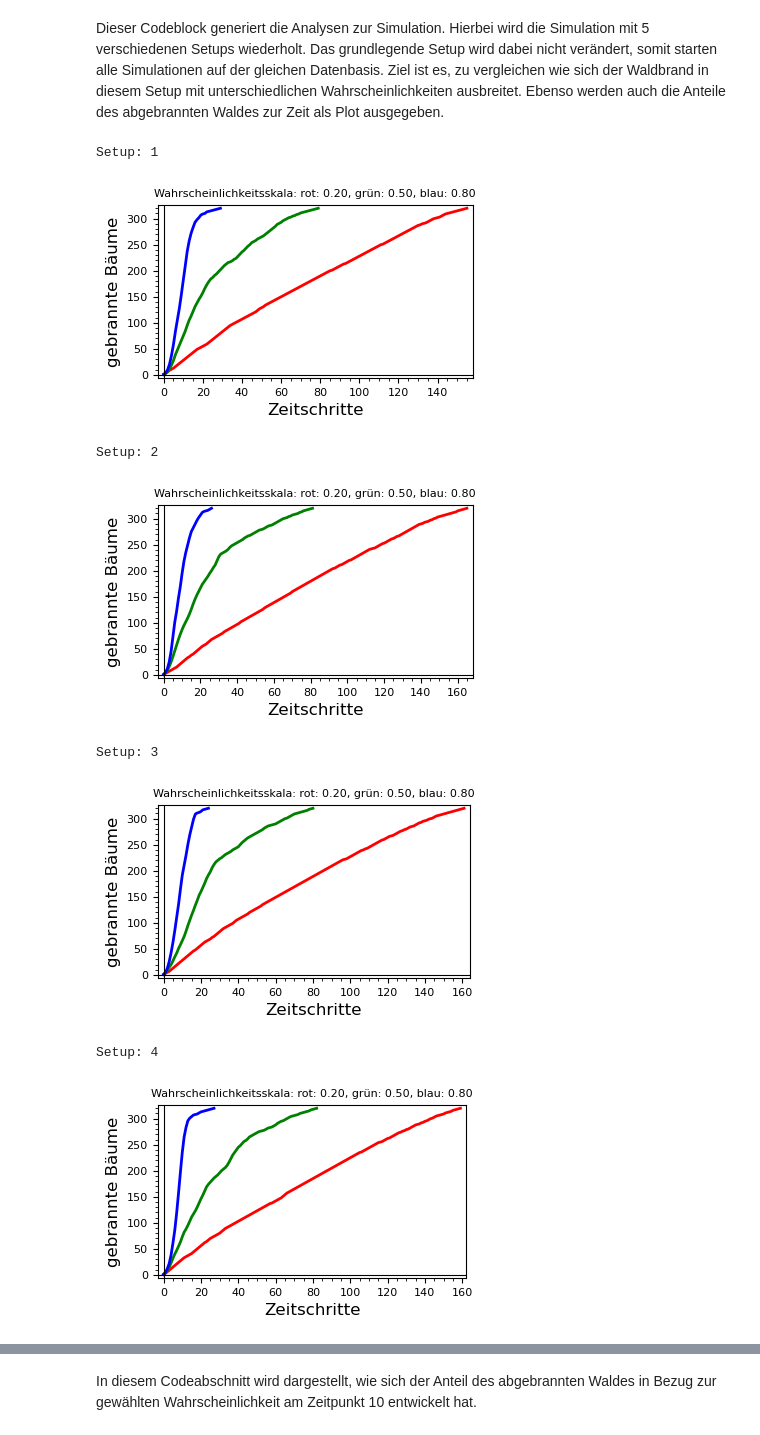
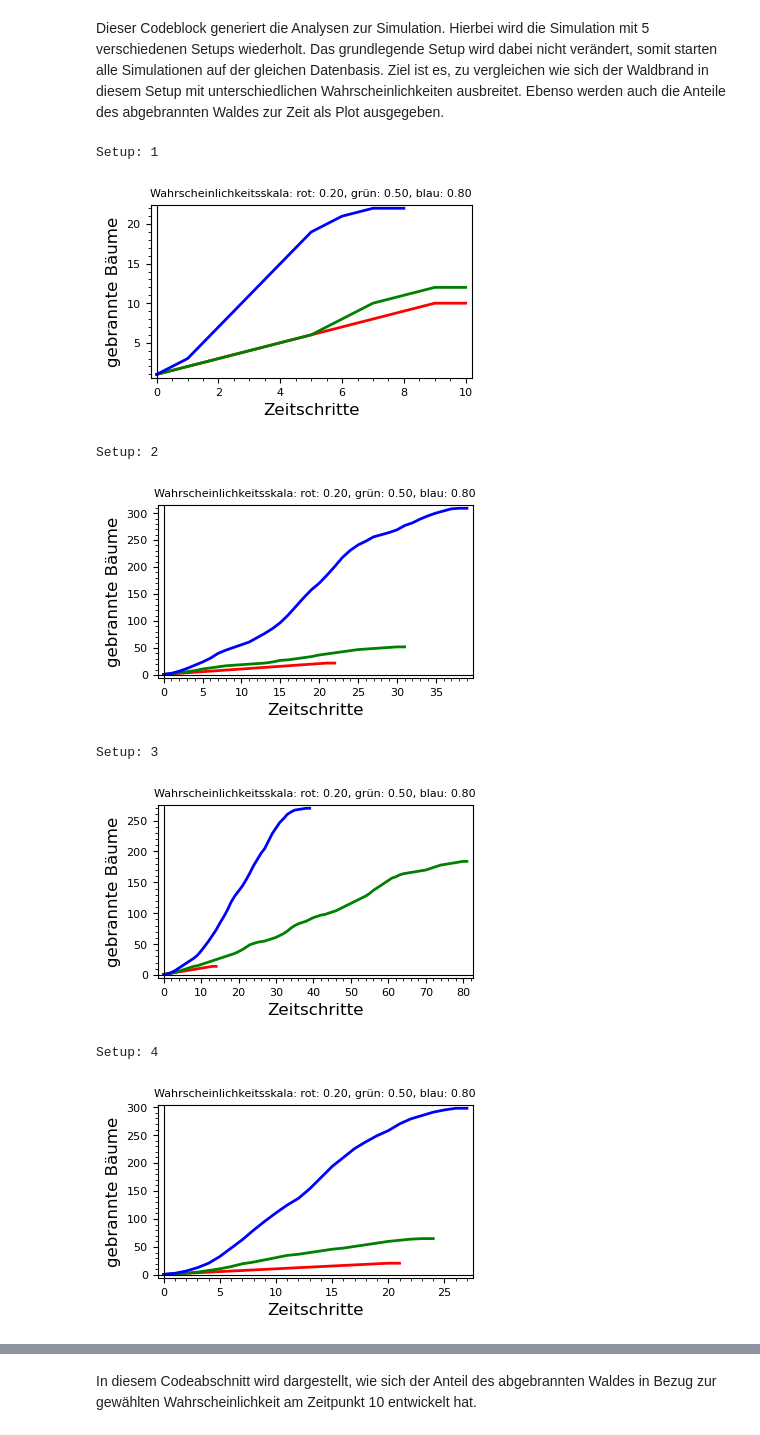
Before and after one commit to simgae/HM-Angewandte-Mathematik, a Jupyter notebook: Lecture_3/Zellulärer Automat.ipynb, the cells around one changed output, grey strips where cells are left out. Saved outputs shown, nothing was run; the diff lists cells and outputs as text; code cells hidden in the pictures.

```diff
--- a/Lecture_3/Zellulärer Automat.ipynb
+++ b/Lecture_3/Zellulärer Automat.ipynb
@@ -205,3 +233,14 @@ def createLightningFire(forest_fields, fire_fields, free_fields, pb):
+# %%
+def growTree(pw, free_fields, forest_fields, forest):
+
+    number_of_trees = len(free_fields) * pw
+
+    while(number_of_trees > 0):
+        index = random.randint(0, len(free_fields)-1)
+        coordinates = free_fields[index]
+
+        createTree(coordinates, forest, forest_fields, free_fields)
+        number_of_trees -= 1
 # %% [markdown]
 **MAIN PROGRAMM**
 # %% [markdown]
@@ -215,12 +254,13 @@ createInitialFire(forest_fields, fire_fields, forest)
 print('Start scene:')
 printMatrix(forest)
 
-while(len(forest_fields) != 0 and len(fire_fields) != 0):
+while(len(forest_fields) != 0 and len(fire_fields) != 0 and current_time < 100):
 
     print('Current time: ' + str(current_time))
 
-    spreadFire(forest_fields, fire_fields, free_fields, pe, forest)
+    spreadFire(forest_fields, fire_fields, free_fields, pe, forest, True, number_of_columns, number_of_rows, 1, current_time)
     createLightningFire(forest_fields, fire_fields, free_fields, pb)
+    growTree(pw, free_fields, forest_fields, forest)
 
     printMatrix(forest)
 
@@ -246,10 +286,6 @@ Analyse von verschiedenen Wahrscheinlichkeiten der Entzündlichkeit.
 `setupForAnalytics()` erstellt ein neues Setup für den Wald. Hierbei werden alle Eigenschaften zurückgesetzt und neu generiert.
 # %%
 def setupForAnalytics():
-    # define parameters
-    number_of_columns = 20
-    number_of_rows = 20
-    density = 0.8
 
     # define lists for each category
     forest_fields.clear()
@@ -263,22 +299,22 @@ def setupForAnalytics():
     # fill list with free fields with all possible values
     for col in range(0, number_of_columns):
         for row in range(0, number_of_rows):
-            free_fields.append((col, row))
+            free_fields.append((row, col))
 
     createTrees(density, free_fields, forest_fields, number_of_columns, number_of_rows, forest)
     createInitialFire(forest_fields, fire_fields, forest)
 # %% [markdown]
 `runAnalytics()` lässt die Simulation über ein Setup laufen. Hierbei wird das grundlegende Setup verändert, daher ist es wichtig beim Aufruf dieser Methode nur Kopien der Listen und der Matrix zu übergeben. Somit ist sichergestellt, dass mehrere Analysevorgänge mit dem identischen Setup laufen können.
 # %%
-def runAnalytics(pe, pb, forest_fields, fire_fields, free_fields, forest):
+def runAnalytics(pe, pb, pw, forest_fields, fire_fields, free_fields, forest, number_of_columns, number_of_rows, oneSystem, duration):
     current_time = 1
 
     analytics = [(0,1)]
 
     while(len(forest_fields) != 0 and len(fire_fields) != 0):
-
-        spreadFire(forest_fields, fire_fields, free_fields, pe, forest)
+        spreadFire(forest_fields, fire_fields, free_fields, pe, forest, oneSystem, number_of_columns, number_of_rows, duration, current_time)
         createLightningFire(forest_fields, fire_fields, free_fields, pb)
+        growTree(pw, free_fields, forest_fields, forest)
 
         current_status = (current_time, analytics[current_time-1][1] + len(fire_fields))
         analytics.append(current_status)
@@ -291,34 +327,34 @@ Dieser Codeblock generiert die Analysen zur Simulation. Hierbei wird die Simulat
 # %%
 # run analytics
 
 run = 5
 
 while run > 0:
     setupForAnalytics()
-    analytics_20 = runAnalytics(0.20, 0.001, forest_fields.copy(), fire_fields.copy(), free_fields.copy(), copy(forest))
-    analytics_50 = runAnalytics(0.50, 0.001, forest_fields.copy(), fire_fields.copy(), free_fields.copy(), copy(forest))
-    analytics_80 = runAnalytics(0.80, 0.001, forest_fields.copy(), fire_fields.copy(), free_fields.copy(), copy(forest))
+    analytics_20 = runAnalytics(0.20, 0, 0, forest_fields.copy(), fire_fields.copy(), free_fields.copy(), copy(forest), number_of_columns, number_of_rows, False, 1)
+    analytics_50 = runAnalytics(0.50, 0, 0, forest_fields.copy(), fire_fields.copy(), free_fields.copy(), copy(forest), number_of_columns, number_of_rows, False, 1)
+    analytics_80 = runAnalytics(0.80, 0, 0, forest_fields.copy(), fire_fields.copy(), free_fields.copy(), copy(forest), number_of_columns, number_of_rows, False, 1)
 
     g = Graphics()
 
     p20 = list_plot(analytics_20, plotjoined=True, title="Wahrscheinlichkeitsskala: rot: 0.20, grün: 0.50, blau: 0.80", frame=True, axes_labels=["Zeitschritte","gebrannte Bäume"], fontsize=8, color='red', thickness=2)
     p50 = list_plot(analytics_50, plotjoined=True, title="Wahrscheinlichkeitsskala: rot: 0.20, grün: 0.50, blau: 0.80", frame=True, axes_labels=["Zeitschritte","gebrannte Bäume"], fontsize=8, color='green', thickness=2)
     p80 = list_plot(analytics_80, plotjoined=True, title="Wahrscheinlichkeitsskala: rot: 0.20, grün: 0.50, blau: 0.80", frame=True, axes_labels=["Zeitschritte","gebrannte Bäume"], fontsize=8, color='blue', thickness=2)
 
     g = g + p20 + p50 + p80
 
     print('Setup: ' + str(6 - run))
 
     g.show(figsize=4)
 
     run -= 1
 # %% [output]
 Setup: 1
-[figure, old version]
+[figure, new version]
 Setup: 2
-[figure, old version]
+[figure, new version]
 Setup: 3
-[figure, old version]
+[figure, new version]
 Setup: 4
-[figure, old version]
+[figure, new version]
 Setup: 5
```
Also changed, not shown: parts of 8 cells of this notebook.
